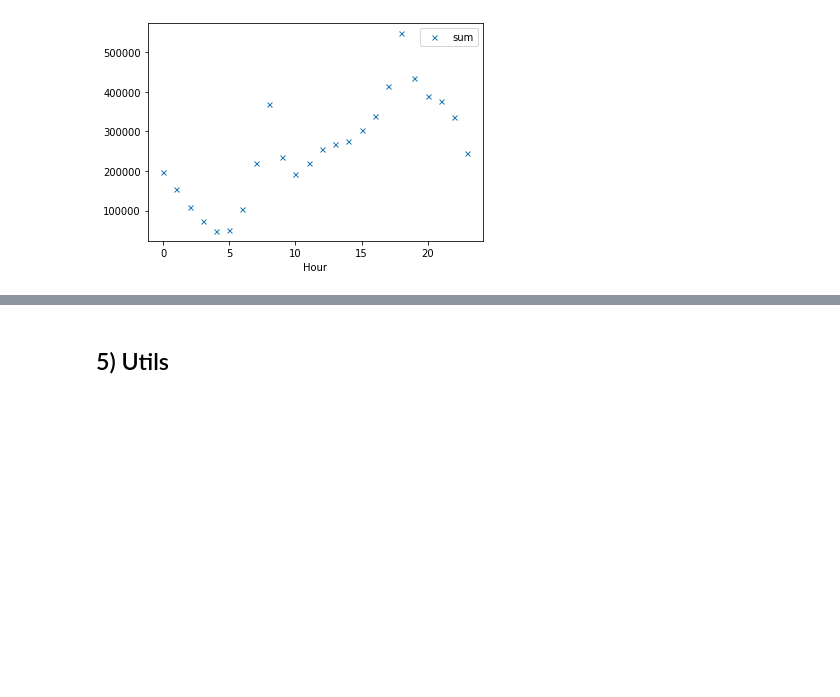
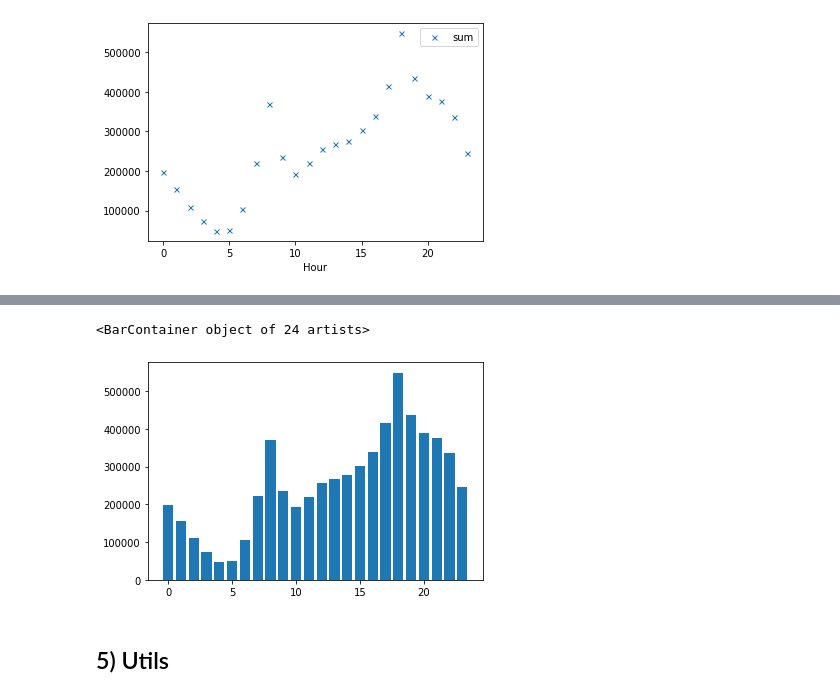
Before and after one commit to Pierre-Portfolio/Seoul-Bike-Sharing, a Jupyter notebook: SeoulBike.ipynb, the cells around one changed output, grey strips where cells are left out. Saved outputs shown, nothing was run; the diff lists cells and outputs as text; code cells hidden in the pictures; blank space fills up the shorter version.

```diff
--- a/SeoulBike.ipynb
+++ b/SeoulBike.ipynb
@@ -247,3 +308,8 @@ NameError: name 'dfMonth' is not defined
+# %%
+plt.bar(BikeHours.keys(),BikeHours.values())
+# %% [output]
+<BarContainer object of 24 artists>
+[figure, added]
 # %% [markdown]
 ## 5) Utils
 # %%
```
Also changed, not shown: parts of 29 cells of this notebook.
